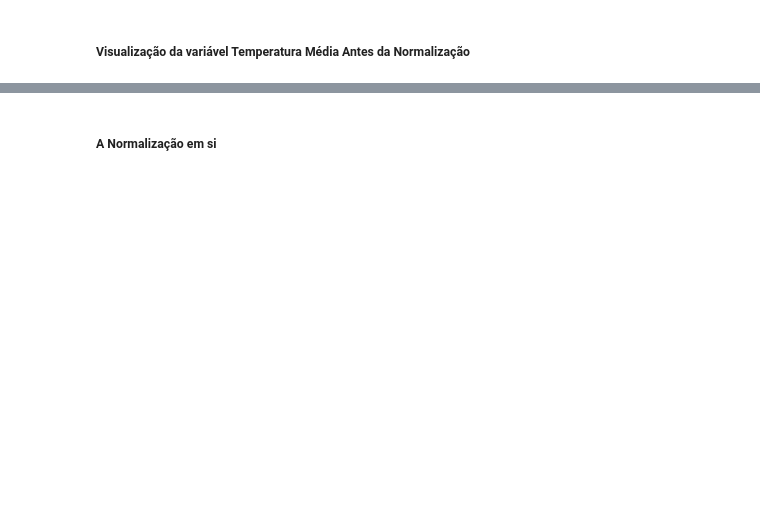
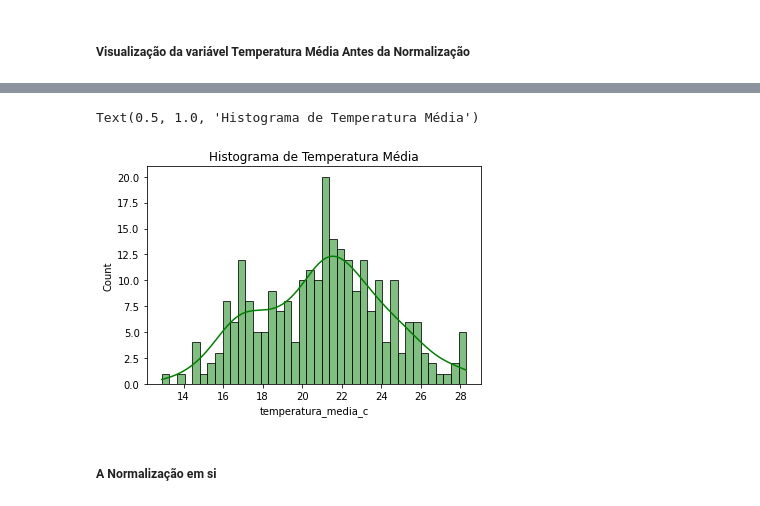
Before and after one commit to AlanTaranti/introducao-machine-learning, a Jupyter notebook: Regressão Linear.ipynb, the cells around one changed output, grey strips where cells are left out. Drawn from its saved outputs; the diff is of its cells as text; code cells hidden in the pictures; blank space fills up the shorter version.

```diff
--- a/Regressão Linear.ipynb
+++ b/Regressão Linear.ipynb
@@ -284,7 +522,10 @@ X_train.sample(5)
 # %%
-ax = sns.histplot(data=df, x="temperatura_media_c", kde=True, bins=40, color="green")
+ax = sns.histplot(data=X_train, x="temperatura_media_c", kde=True, bins=40, color="green")
 
 ax.set_title("Histograma de Temperatura Média")
+# %% [output]
+Text(0.5, 1.0, 'Histograma de Temperatura Média')
+[figure, added]
 # %% [markdown]
 ##### A Normalização em si
 # %%
```
Also changed, not shown: parts of 58 cells of this notebook.
